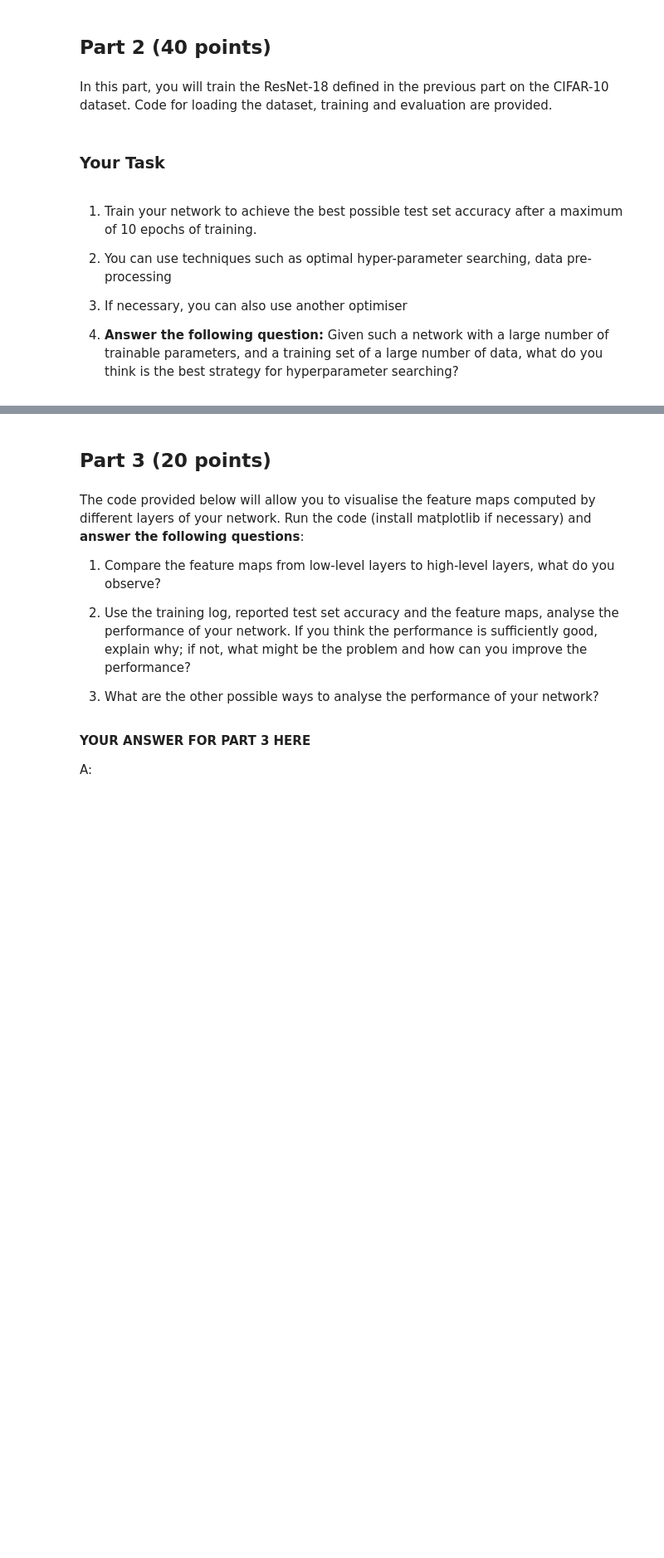
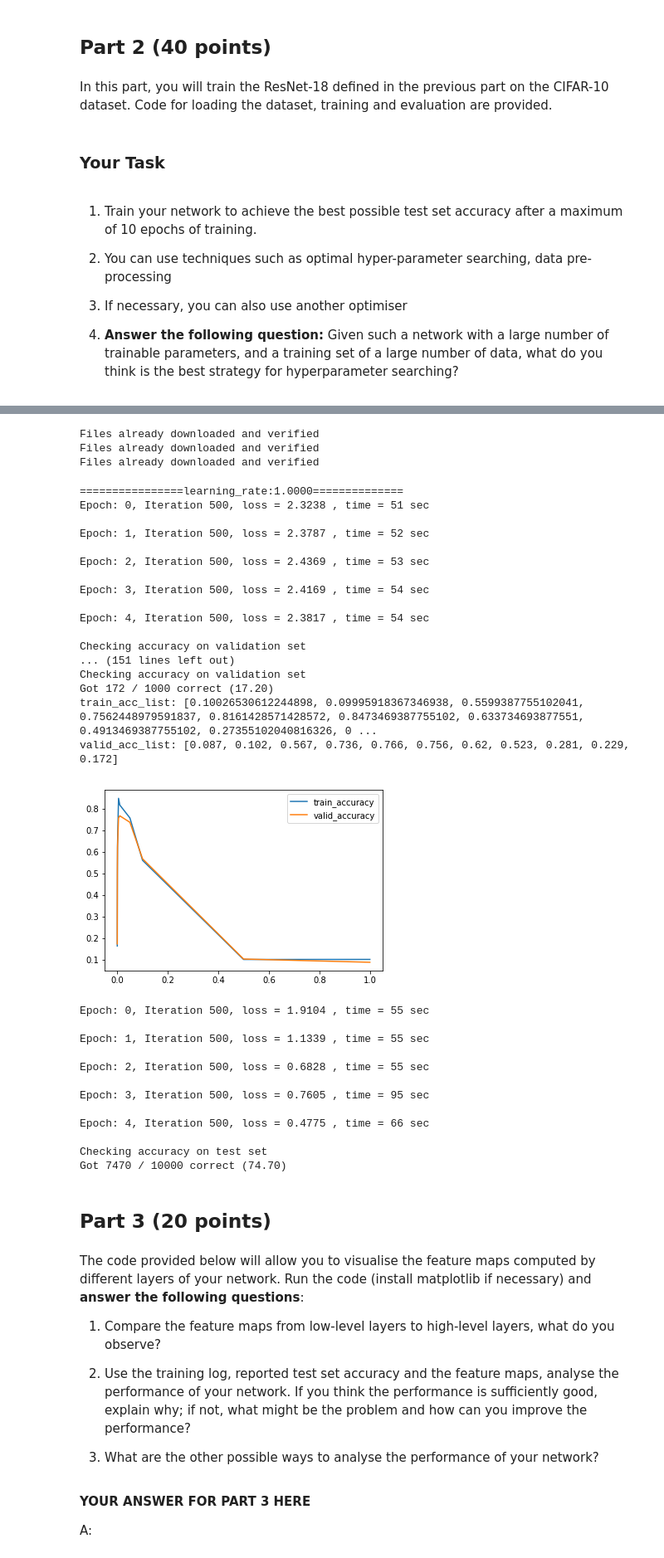
Before and after one commit to Ru1Jia/CO460, a Jupyter notebook: cw2/460cw2.ipynb, the cells around one changed output, grey strips where cells are left out. Shown at 83% size. Drawn from its saved outputs; the diff is of its cells as text; code cells hidden in the pictures; blank space fills up the shorter version.

```diff
--- a/cw2/460cw2.ipynb
+++ b/cw2/460cw2.ipynb
@@ -240,7 +286,7 @@ transform = T.ToTensor()
 # load data
 
 NUM_TRAIN = 49000
-print_every = 100
+print_every = 500
 
 
 data_dir = './data'
@@ -263,6 +309,10 @@ if USE_GPU and torch.cuda.is_available():
     device = torch.device('cuda')
 else:
     device = torch.device('cpu')
+# %% [output]
+Files already downloaded and verified
+Files already downloaded and verified
+Files already downloaded and verified
 # %%
 def check_accuracy(loader, model):
     # function for test accuracy on validation and test set
@@ -284,7 +334,7 @@ def check_accuracy(loader, model):
             num_samples += preds.size(0)
         acc = float(num_correct) / num_samples
         print('Got %d / %d correct (%.2f)' % (num_correct, num_samples, 100 * acc))
-
+    return acc
 
 def train_part(model, optimizer, epochs=1):
     """
@@ -299,7 +349,7 @@ def train_part(model, optimizer, epochs=1):
     """
     model = model.to(device=device)  # move the model parameters to CPU/GPU
     for e in range(epochs):
-        print(len(loader_train))
+        start = time.time()
         for t, (x, y) in enumerate(loader_train):
             model.train()  # put model to training mode
             x = x.to(device=device, dtype=dtype)  # move to device, e.g. GPU
@@ -317,38 +367,96 @@ def train_part(model, optimizer, epochs=1):
             # Update the parameters of the model using the gradients
             optimizer.step()
 
-            if t % print_every == 0:
-                print('Epoch: %d, Iteration %d, loss = %.4f' % (e, t, loss.item()))
+            if t % print_every == 0 and t != 0:
+                print('Epoch: %d, Iteration %d, loss = %.4f , time = %d sec' % (e, t, loss.item(),(time.time()-start)))
                 #check_accuracy(loader_val, model)
                 print()
 # %%
 # code for optimising your network performance
 
 ##############################################################
 #                       YOUR CODE HERE                       #
 ##############################################################
 
 
+import matplotlib.pyplot as plt
+%matplotlib inline
+
+l_r = [1,5*1e-1,1e-1,5*1e-2,1e-2,5*1e-3,1e-3,5*1e-4,1e-4,5*1e-5,1e-5]
+train_acc_list = []
+valid_acc_list = []
+for l_rate in l_r:
+    print('================learning_rate:%.4f==============' % (l_rate))
+    model = ResNet18()
+    optimizer = optim.Adam(model.parameters(),lr = l_rate)
+    train_part(model, optimizer, epochs = 5)
+    train_acc = check_accuracy(loader_train, model)
+    valid_acc = check_accuracy(loader_val, model)
+    train_acc_list.append(train_acc)
+    valid_acc_list.append(valid_acc)
+
+print('train_acc_list:',train_acc_list)
+print('valid_acc_list:',valid_acc_list)
+plt.plot(l_r,train_acc_list, label='train_accuracy')
+plt.plot(l_r,valid_acc_list, label='valid_accuracy')
+plt.legend(loc='upper right')
+plt.savefig('accuracy.png')
+plt.show()
+
+np_valid_acc_list = np.array(valid_acc_list)
+best_lr_index = np.argmax(np_valid_acc_list)
+best_lr = l_r[best_lr_index]
 
 ##############################################################
 #                       END OF YOUR CODE                     #
 ##############################################################
 
 
 # define and train the network
 model = ResNet18()
-optimizer = optim.Adam(model.parameters())
+optimizer = optim.Adam(model.parameters(),lr = best_lr)
 
 train_part(model, optimizer, epochs = 10)
 
 
 # report test set accuracy
 
 check_accuracy(loader_test, model)
 
 
 # save the model
 torch.save(model.state_dict(), 'model.pt')
+# %% [output]
+================learning_rate:1.0000==============
+Epoch: 0, Iteration 500, loss = 2.3238 , time = 51 sec
+
+Epoch: 1, Iteration 500, loss = 2.3787 , time = 52 sec
+
+Epoch: 2, Iteration 500, loss = 2.4369 , time = 53 sec
+
+Epoch: 3, Iteration 500, loss = 2.4169 , time = 54 sec
+
+Epoch: 4, Iteration 500, loss = 2.3817 , time = 54 sec
+
+Checking accuracy on validation set
+... (151 lines left out)
+Checking accuracy on validation set
+Got 172 / 1000 correct (17.20)
+train_acc_list: [0.10026530612244898, 0.09995918367346938, 0.5599387755102041, 0.7562448979591837, 0.8161428571428572, 0.8473469387755102, 0.633734693877551, 0.4913469387755102, 0.27355102040816326, 0 ...
+valid_acc_list: [0.087, 0.102, 0.567, 0.736, 0.766, 0.756, 0.62, 0.523, 0.281, 0.229, 0.172]
+[figure, added]
+Epoch: 0, Iteration 500, loss = 1.9104 , time = 55 sec
+
+Epoch: 1, Iteration 500, loss = 1.1339 , time = 55 sec
+
+Epoch: 2, Iteration 500, loss = 0.6828 , time = 55 sec
+
+Epoch: 3, Iteration 500, loss = 0.7605 , time = 95 sec
+
+Epoch: 4, Iteration 500, loss = 0.4775 , time = 66 sec
+
+Checking accuracy on test set
+Got 7470 / 10000 correct (74.70)
 # %% [markdown]
 ## Part 3 (20 points)
 # %% [markdown]
```
Also changed, not shown: parts of 12 cells of this notebook.
